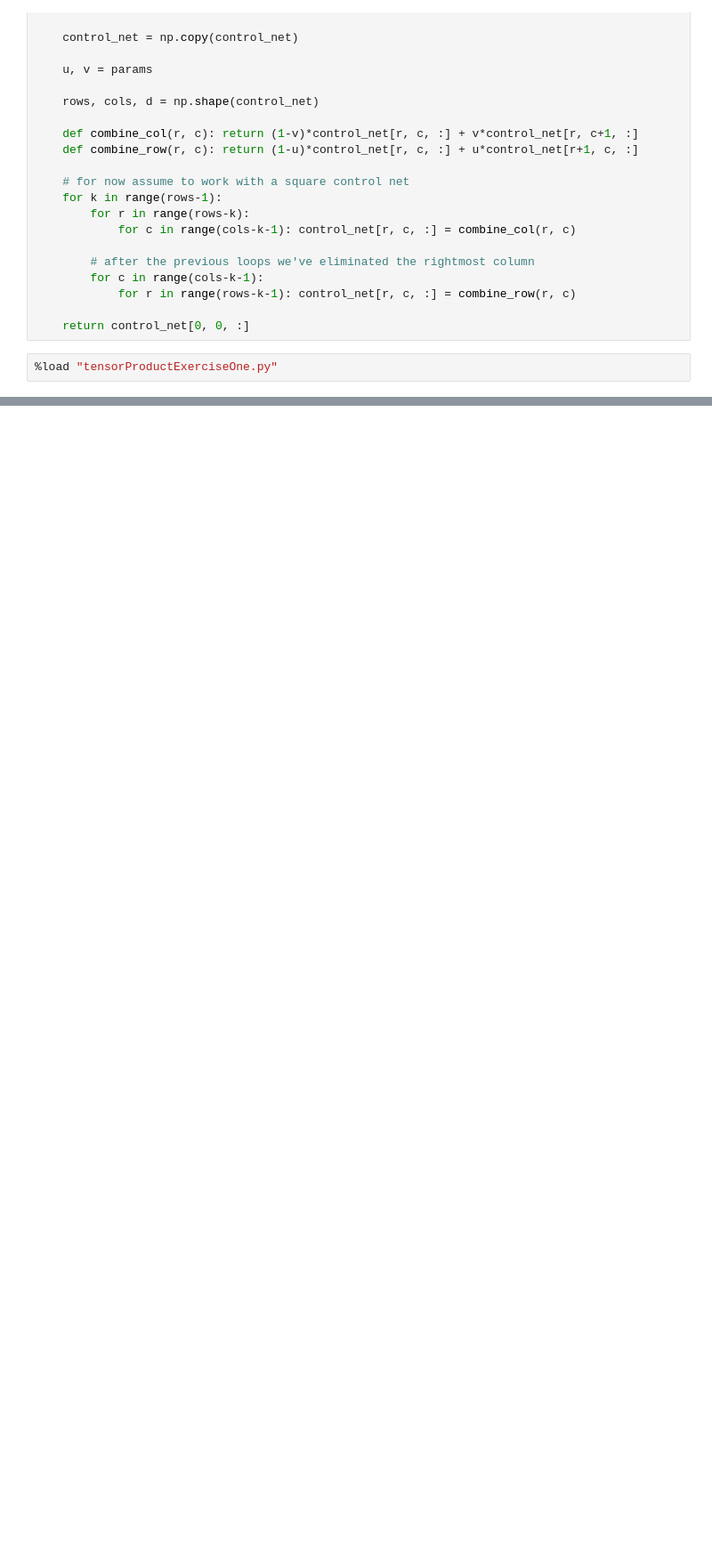
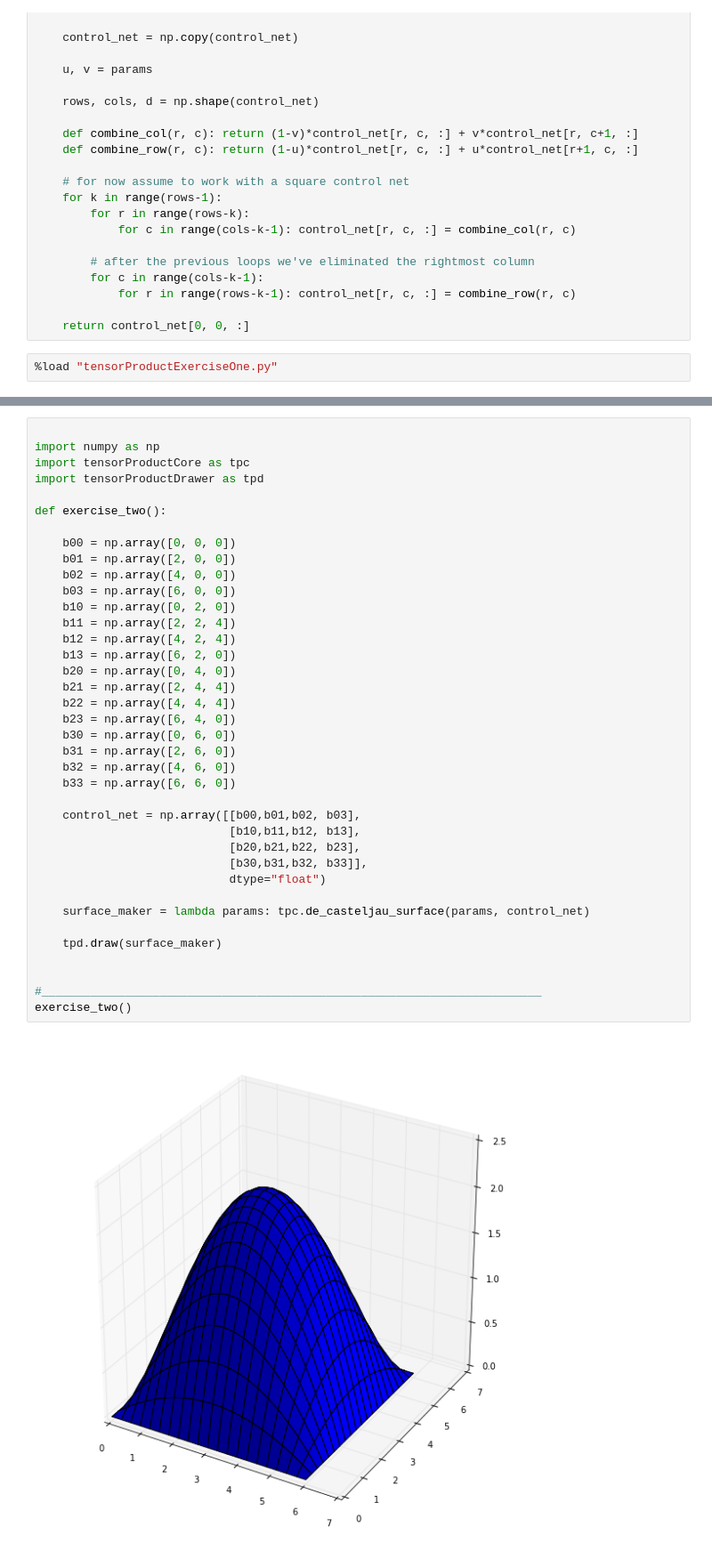
Before and after one commit to massimo-nocentini/cagd, a Jupyter notebook: surfaces/Tensor Product Bezier Patches.ipynb, the cells around one changed output, grey strips where cells are left out. Shown at 89% size. Cells and saved outputs as stored; diff of their text form; blank space fills up the shorter version.

Commit message:
Add a second exercise about a `bell`-like patch.

```diff
--- a/surfaces/Tensor Product Bezier Patches.ipynb
+++ b/surfaces/Tensor Product Bezier Patches.ipynb
@@ -120,0 +126,40 @@ exercise_one()
+# %%
+
+import numpy as np
+import tensorProductCore as tpc
+import tensorProductDrawer as tpd
+
+def exercise_two():
+
+    b00 = np.array([0, 0, 0])
+    b01 = np.array([2, 0, 0])
+    b02 = np.array([4, 0, 0])
+    b03 = np.array([6, 0, 0])
+    b10 = np.array([0, 2, 0])
+    b11 = np.array([2, 2, 4])
+    b12 = np.array([4, 2, 4])
+    b13 = np.array([6, 2, 0])
+    b20 = np.array([0, 4, 0])
+    b21 = np.array([2, 4, 4])
+    b22 = np.array([4, 4, 4])
+    b23 = np.array([6, 4, 0])
+    b30 = np.array([0, 6, 0])
+    b31 = np.array([2, 6, 0])
+    b32 = np.array([4, 6, 0])
+    b33 = np.array([6, 6, 0])
+
+    control_net = np.array([[b00,b01,b02, b03],
+                            [b10,b11,b12, b13],
+                            [b20,b21,b22, b23],
+                            [b30,b31,b32, b33]],
+                            dtype="float")
+
+    surface_maker = lambda params: tpc.de_casteljau_surface(params, control_net)
+
+    tpd.draw(surface_maker)
+
+
+#________________________________________________________________________
+exercise_two()
+# %% [output]
+[figure, added]
```
Also changed, not shown: parts of 3 cells of this notebook, 2 other files.
